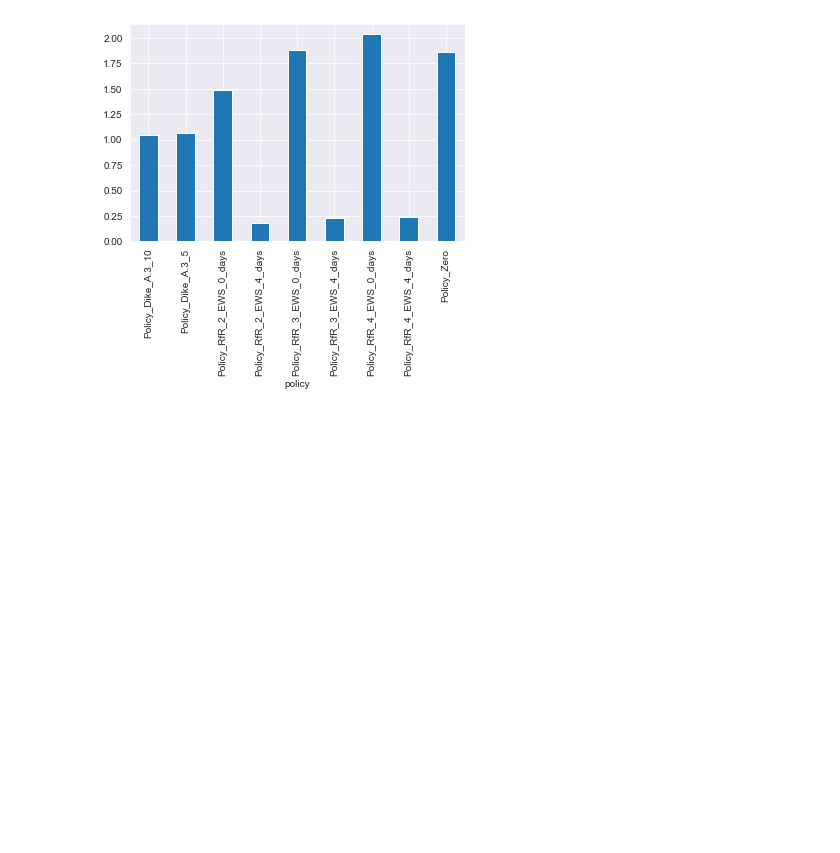
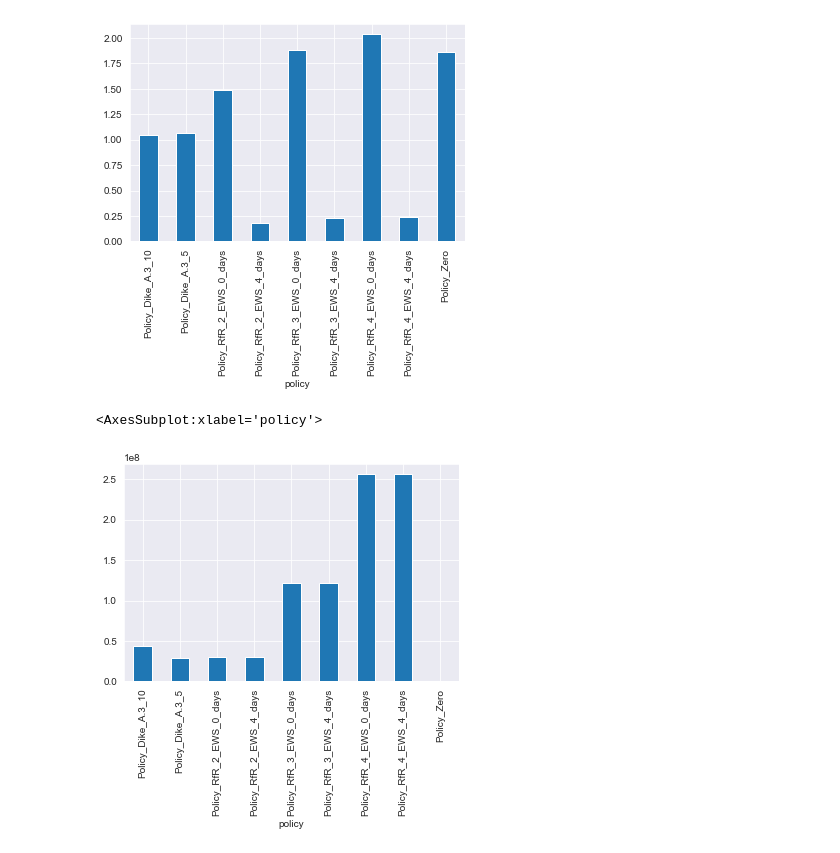
Before and after one commit to hannadenekamp/modelbased, a Jupyter notebook: Problem Formulations.ipynb, the cells around one changed output. Cells and saved outputs as stored; diff of their text form; code cells hidden in the pictures; blank space fills up the shorter version.

```diff
--- a/Problem Formulations.ipynb
+++ b/Problem Formulations.ipynb
@@ -250,3 +251,8 @@ TCA_df["Expected Number of Deaths"]["mean"].plot.bar()
 # %% [output]
 <AxesSubplot:xlabel='policy'>
 [figure]
+# %%
+TCA_df["Total Costs"]["mean"].plot.bar()
+# %% [output]
+<AxesSubplot:xlabel='policy'>
+[figure, added]
```
Also changed, not shown: parts of 6 cells of this notebook.
